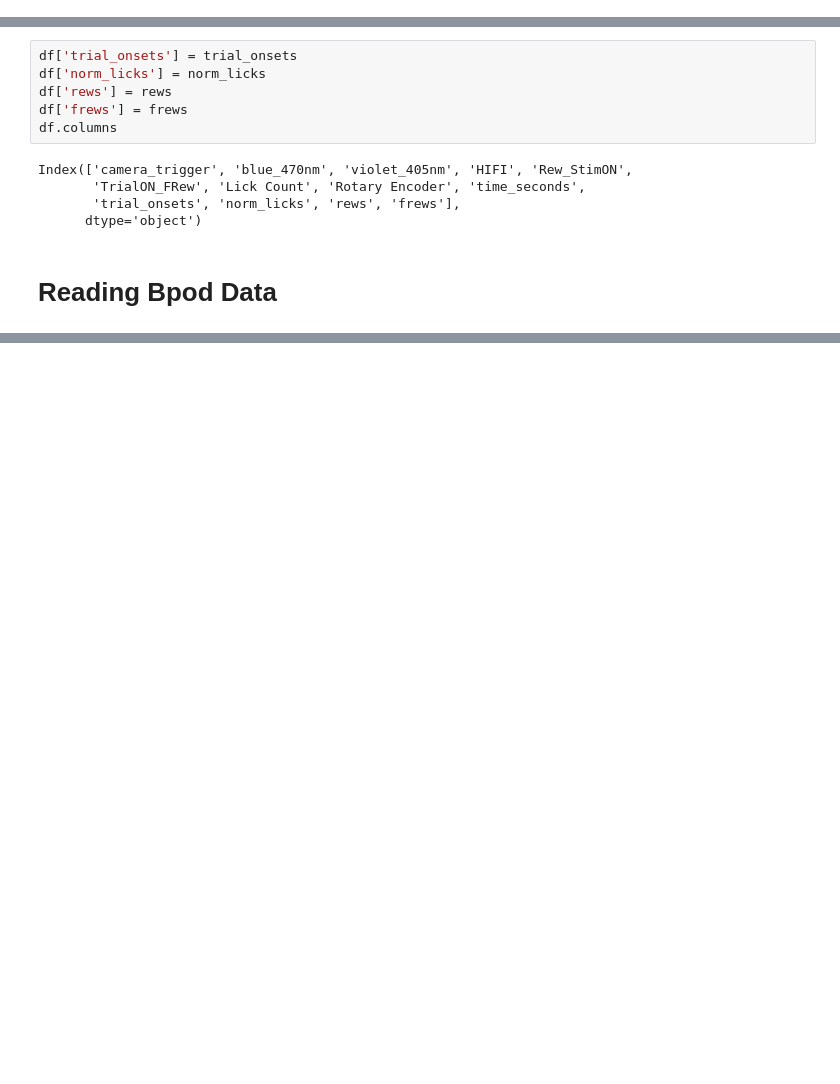
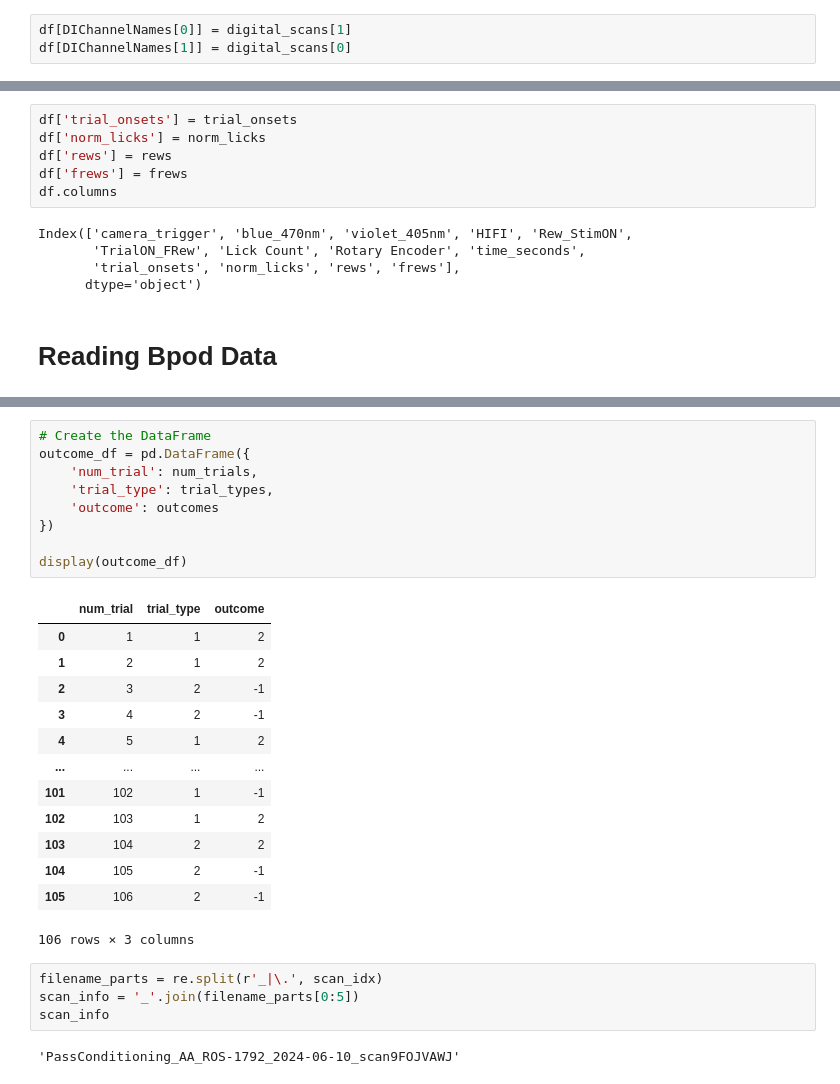
Before and after one commit to aeltonaraujoneuro/wfield, a Jupyter notebook: notebooks/66_Aelton_AUX.ipynb, the cells around one changed output, grey strips where cells are left out. Saved outputs shown, nothing was run; the diff lists cells and outputs as text; blank space fills up the shorter version.

```diff
--- a/notebooks/66_Aelton_AUX.ipynb
+++ b/notebooks/66_Aelton_AUX.ipynb
@@ -118,0 +253,3 @@ Index(['camera_trigger', 'blue_470nm', 'violet_405nm', 'HIFI', 'Rew_StimON',
+# %%
+df[DIChannelNames[0]] = digital_scans[1]
+df[DIChannelNames[1]] = digital_scans[0]
@@ -273,0 +498,29 @@ Selected scan9FN2ANVG_Oddball_AA_ROS-1706_2024_03_12_bpod.mat
+# %%
+# Create the DataFrame
+outcome_df = pd.DataFrame({
+    'num_trial': num_trials,
+    'trial_type': trial_types,
+    'outcome': outcomes
+})
+
+display(outcome_df)
+# %% [output]
+|  | num_trial | trial_type | outcome |
+| 0 | 1 | 1 | 2 |
+| 1 | 2 | 1 | 2 |
+| 2 | 3 | 2 | -1 |
+| 3 | 4 | 2 | -1 |
+| 4 | 5 | 1 | 2 |
+| ... | ... | ... | ... |
+| 101 | 102 | 1 | -1 |
+| 102 | 103 | 1 | 2 |
+| 103 | 104 | 2 | 2 |
+| 104 | 105 | 2 | -1 |
+| 105 | 106 | 2 | -1 |
+106 rows × 3 columns
+# %%
+filename_parts = re.split(r'_|\.', scan_idx)
+scan_info = '_'.join(filename_parts[0:5])
+scan_info
+# %% [output]
+'PassConditioning_AA_ROS-1792_2024-06-10_scan9FOJVAWJ'
```
Also changed, not shown: parts of 34 cells of this notebook.
